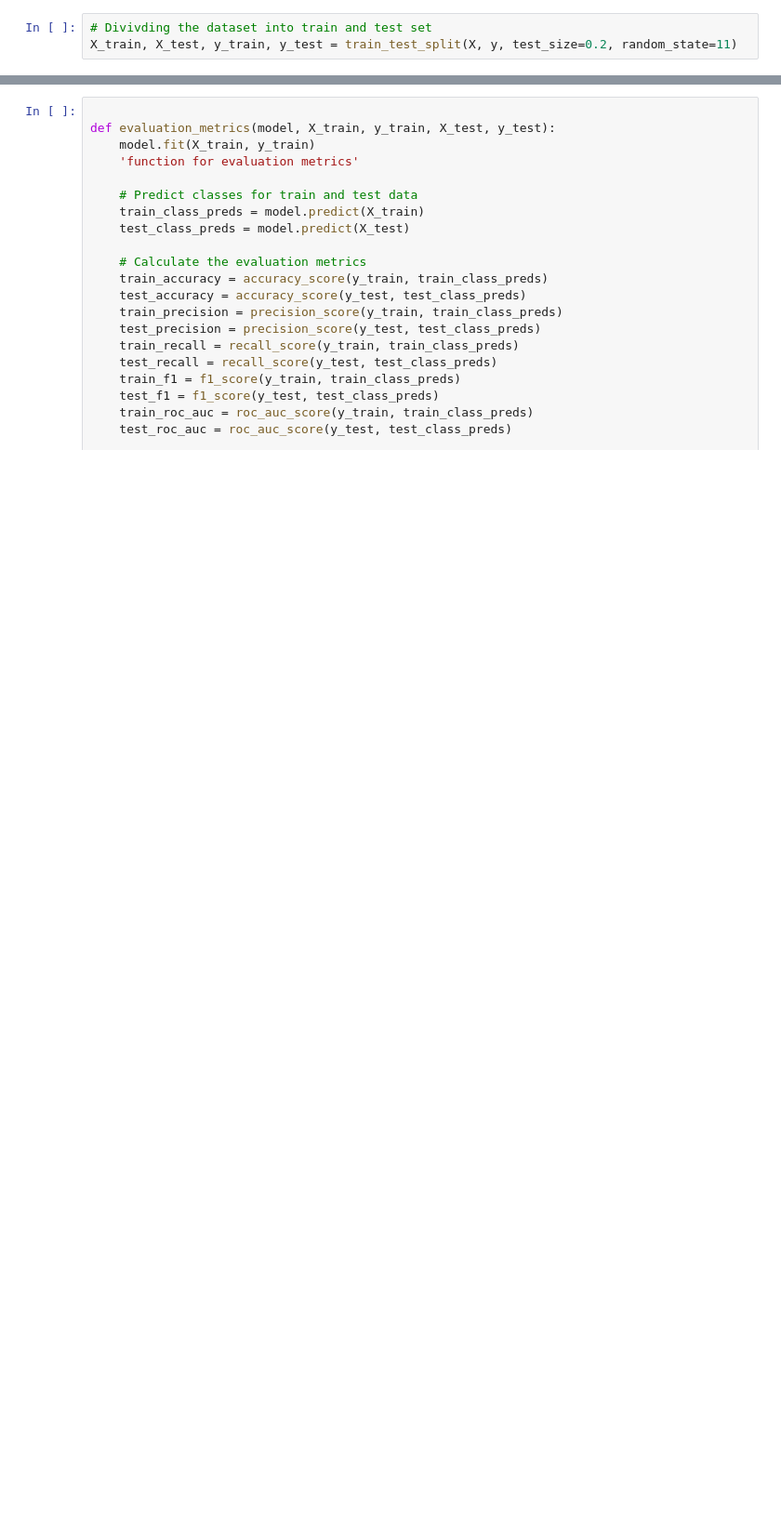
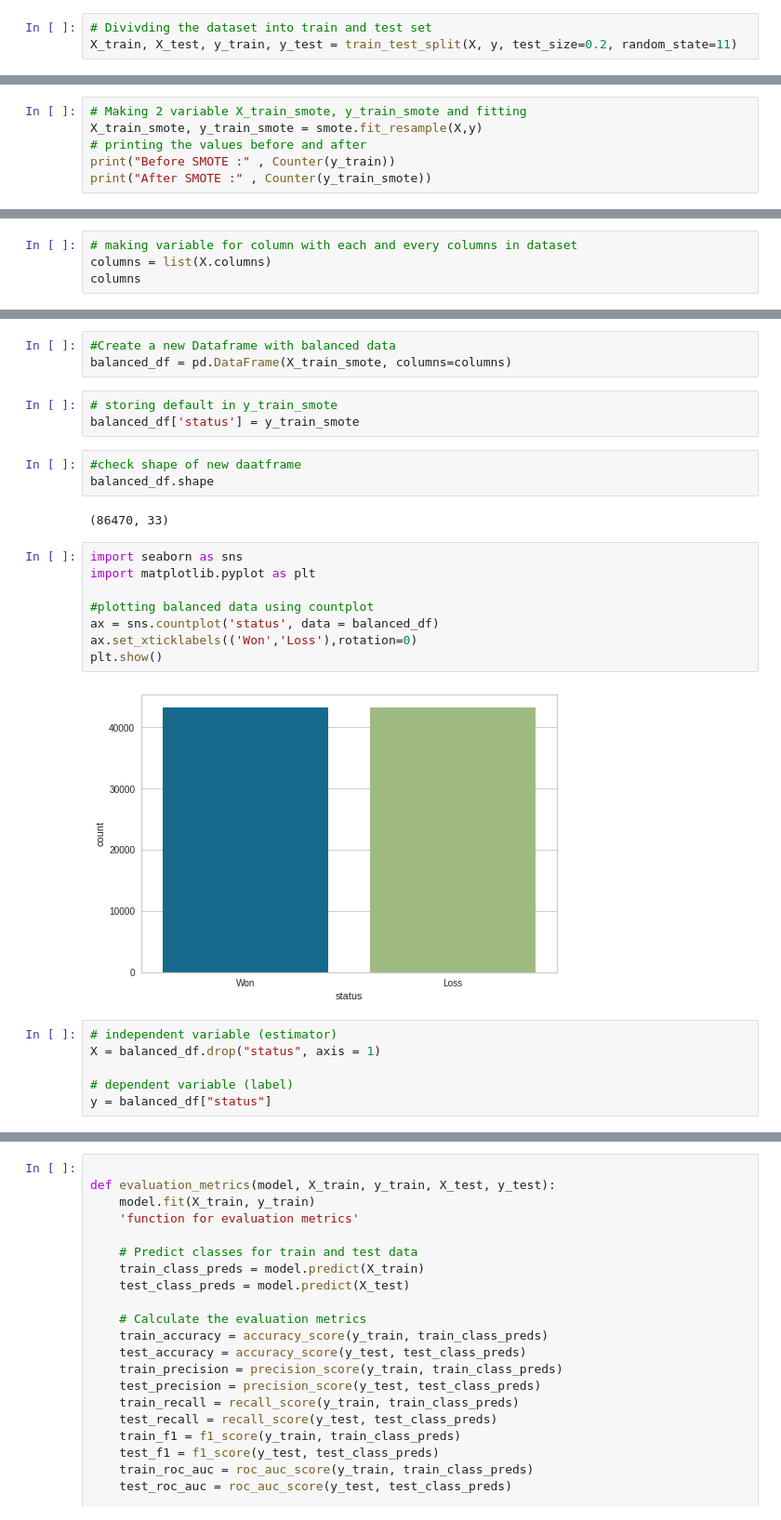
Before and after one commit to SaniyaBubere/Lead-Scoring-Model, a Jupyter notebook: LeadScoring.ipynb, the cells around one changed output, grey strips where cells are left out. Shown: that part at 93% size. Drawn from its saved outputs; the diff is of its cells as text; blank space fills up the shorter version.

```diff
--- a/LeadScoring.ipynb
+++ b/LeadScoring.ipynb
@@ -417,0 +445,6 @@ from sklearn.metrics import confusion_matrix
+# %%
+# Making 2 variable X_train_smote, y_train_smote and fitting
+X_train_smote, y_train_smote = smote.fit_resample(X,y)
+# printing the values before and after
+print("Before SMOTE :" , Counter(y_train))
+print("After SMOTE :" , Counter(y_train_smote))
@@ -417,0 +461,4 @@ from sklearn.metrics import confusion_matrix
+# %%
+# making variable for column with each and every columns in dataset
+columns = list(X.columns)
+columns
@@ -417,0 +483,27 @@ from sklearn.metrics import confusion_matrix
+# %%
+#Create a new Dataframe with balanced data
+balanced_df = pd.DataFrame(X_train_smote, columns=columns)
+# %%
+# storing default in y_train_smote
+balanced_df['status'] = y_train_smote
+# %%
+#check shape of new daatframe
+balanced_df.shape
+# %% [output]
+(86470, 33)
+# %%
+import seaborn as sns
+import matplotlib.pyplot as plt
+
+#plotting balanced data using countplot
+ax = sns.countplot('status', data = balanced_df)
+ax.set_xticklabels(('Won','Loss'),rotation=0)
+plt.show()
+# %% [output]
+[figure, added]
+# %%
+# independent variable (estimator)
+X = balanced_df.drop("status", axis = 1)
+
+# dependent variable (label)
+y = balanced_df["status"]
```
Also changed, not shown: parts of 34 cells of this notebook.
